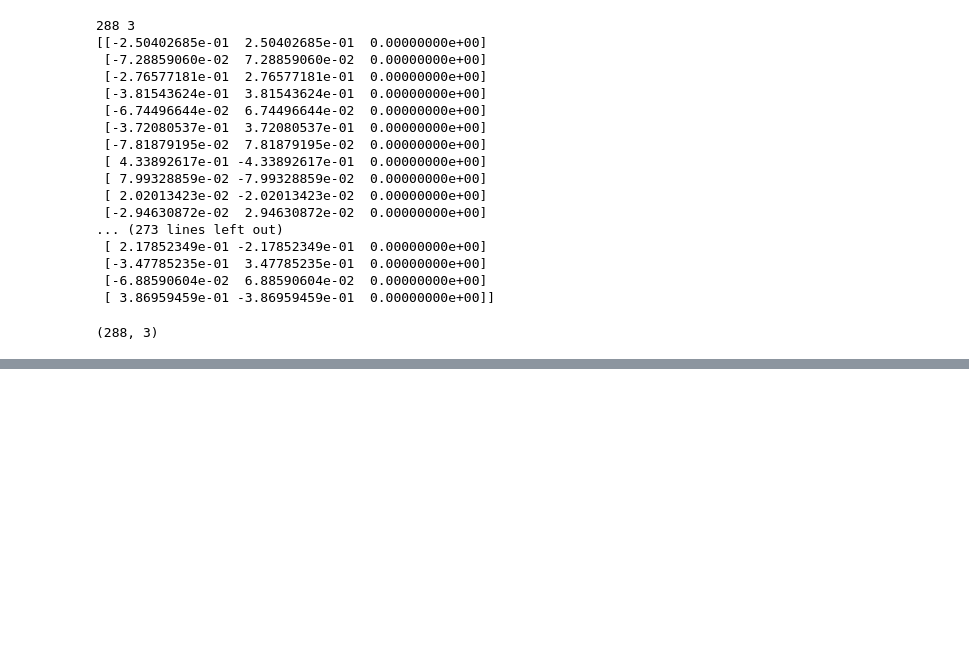
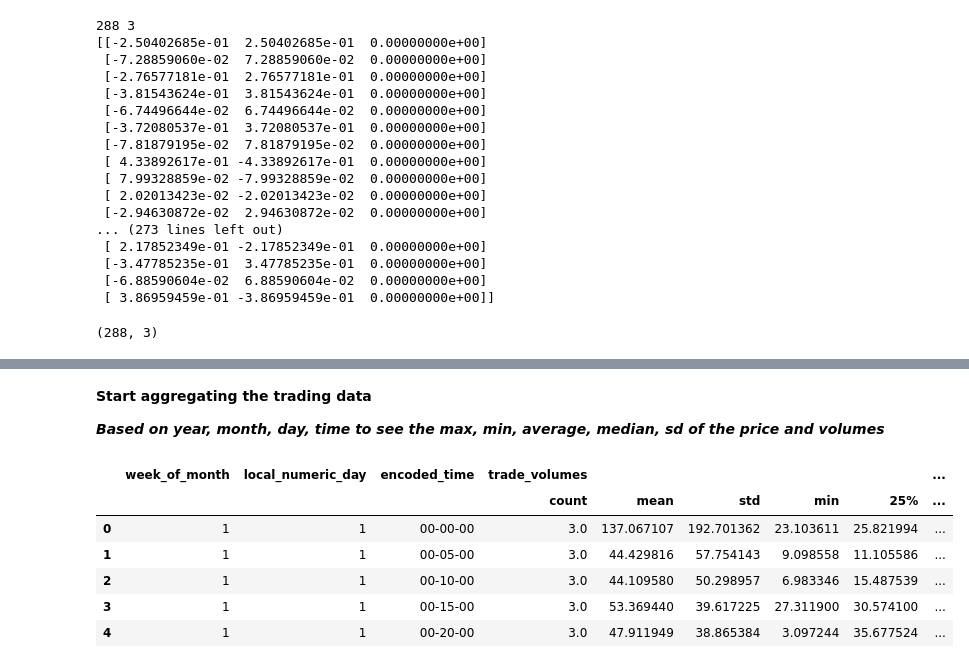
Before and after one commit to lornjhinn-git/reinforcement-learning, a Jupyter notebook: sarsa_eth.ipynb, the cells around one changed output, grey strips where cells are left out. Drawn from its saved outputs; the diff is of its cells as text; code cells hidden in the pictures; blank space fills up the shorter version.

```diff
--- a/sarsa_eth.ipynb
+++ b/sarsa_eth.ipynb
@@ -431,0 +598,4 @@ print(is_different)
+# %% [markdown]
+**Start aggregating the trading data**
+
+***Based on year, month, day, time to see the max, min, average, median, sd of the price and volumes***
@@ -431,0 +617,10 @@ print(is_different)
+# %%
+df_volume_stats.head()
+# %% [output]
+|  | week_of_month | local_numeric_day | encoded_time | trade_volumes |  |  |  |  | ... |
+|  |  |  |  | count | mean | std | min | 25% | ... |
+| 0 | 1 | 1 | 00-00-00 | 3.0 | 137.067107 | 192.701362 | 23.103611 | 25.821994 | ... |
+| 1 | 1 | 1 | 00-05-00 | 3.0 | 44.429816 | 57.754143 | 9.098558 | 11.105586 | ... |
+| 2 | 1 | 1 | 00-10-00 | 3.0 | 44.109580 | 50.298957 | 6.983346 | 15.487539 | ... |
+| 3 | 1 | 1 | 00-15-00 | 3.0 | 53.369440 | 39.617225 | 27.311900 | 30.574100 | ... |
+| 4 | 1 | 1 | 00-20-00 | 3.0 | 47.911949 | 38.865384 | 3.097244 | 35.677524 | ... |
```
Also changed, not shown: parts of 39 cells of this notebook, 1 other file.
